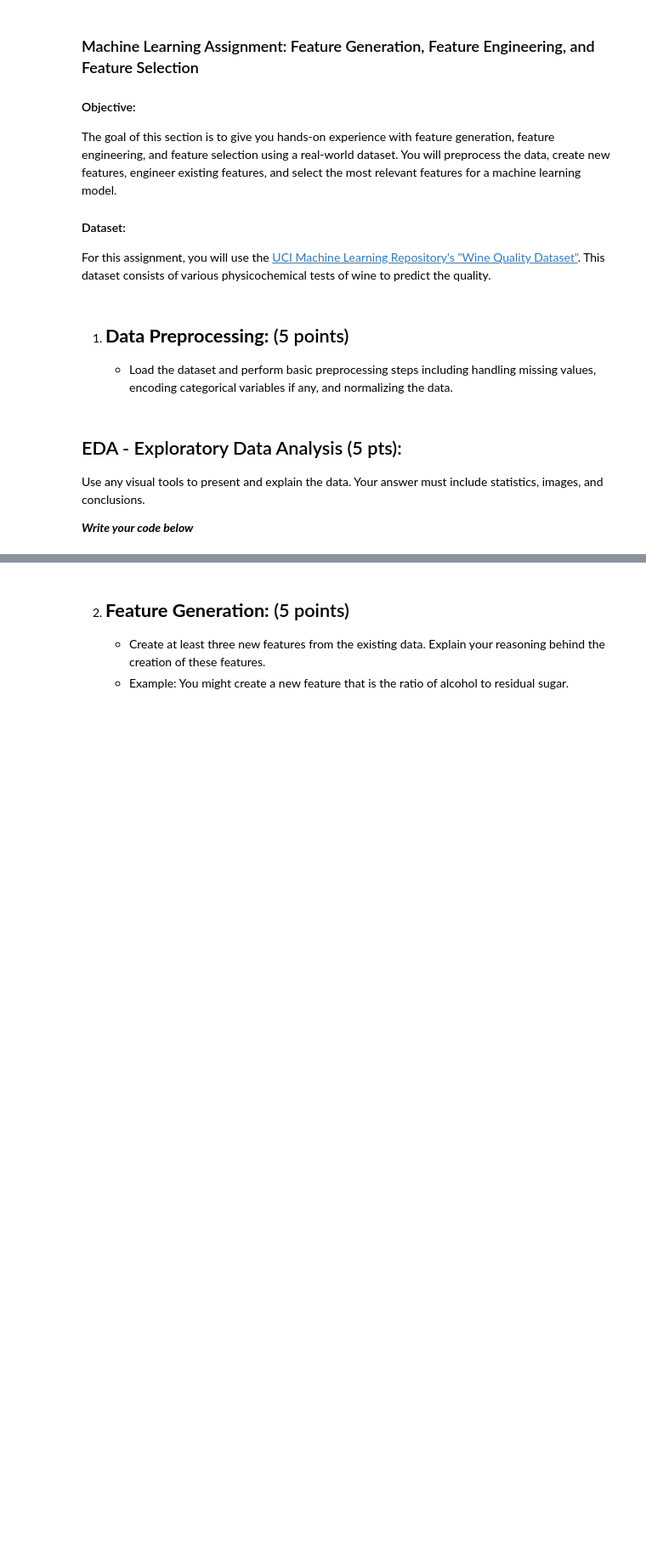
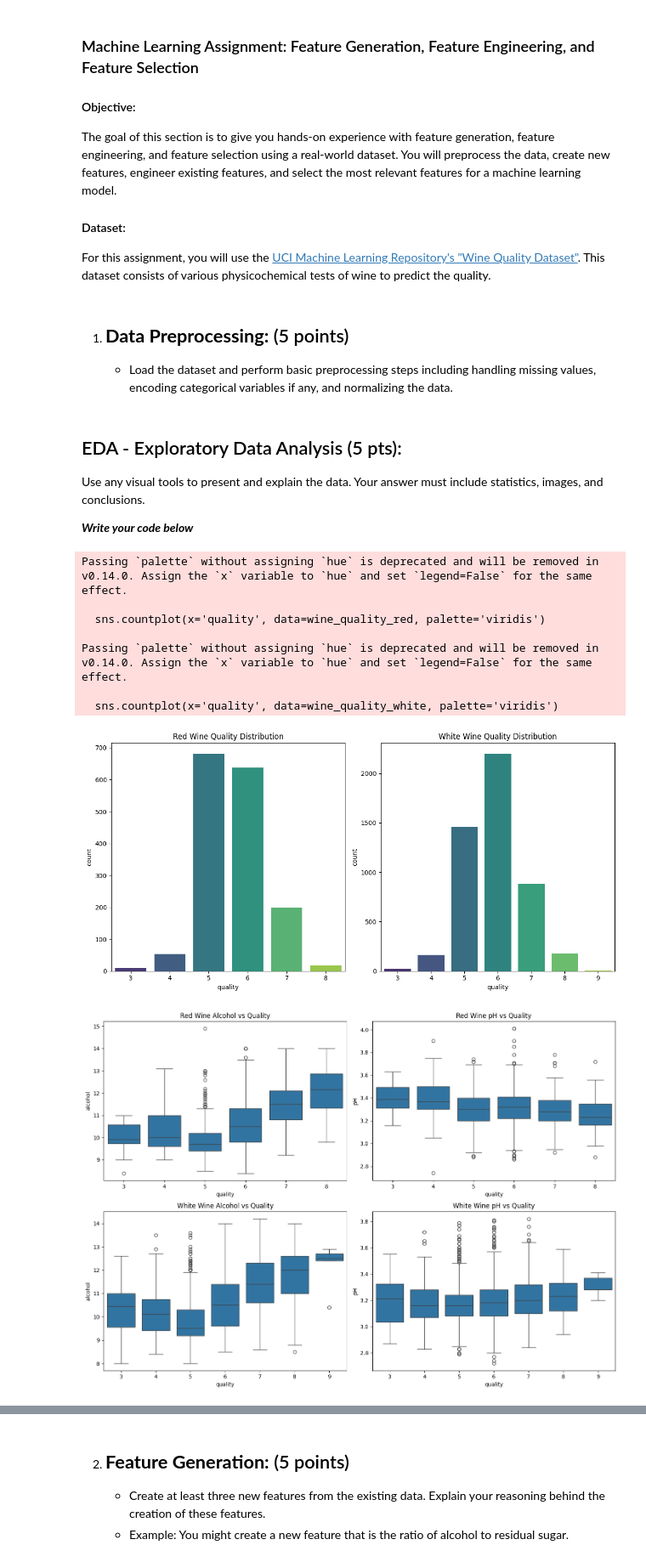
Before and after one commit to fadiz911/MachineLearning, a Jupyter notebook: Ex4 2025 Ensemble.ipynb, the cells around one changed output, grey strips where cells are left out. Shown at 85% size. Cells and saved outputs as stored; diff of their text form; code cells hidden in the pictures; blank space fills up the shorter version.

```diff
--- a/Ex4 2025 Ensemble.ipynb
+++ b/Ex4 2025 Ensemble.ipynb
@@ -340,6 +372,13 @@ For this assignment, you will use the [UCI Machine Learning Repository's "Wine Q
 # %% [markdown]
 1. ## **Data Preprocessing:** (5 points)
    - Load the dataset and perform basic preprocessing steps including handling missing values, encoding categorical variables if any, and normalizing the data.
+# %%
+import pandas as pd
+
+# Load the datasets
+# Load the datasets with the correct delimiter
+wine_quality_red = pd.read_csv("winequality-red.csv", delimiter=";")
+wine_quality_white = pd.read_csv("winequality-white.csv", delimiter=";")
 # %% [markdown]
 ## EDA - Exploratory Data Analysis (5 pts):
 Use any visual tools to present and explain the data. Your answer must include statistics, images, and conclusions.
@@ -351,0 +387,69 @@ Use any visual tools to present and explain the data. Your answer must include s
+# %%
+# Implement here
+import pandas as pd
+import matplotlib.pyplot as plt
+import seaborn as sns
+
+# Descriptive statistics
+red_stats = wine_quality_red.describe()
+white_stats = wine_quality_white.describe()
+
+# Correlation matrix for red and white wine
+red_corr = wine_quality_red.corr()
+white_corr = wine_quality_white.corr()
+
+# Visualize the quality distribution
+plt.figure(figsize=(12, 6))
+plt.subplot(1, 2, 1)
+sns.countplot(x='quality', data=wine_quality_red, palette='viridis')
+plt.title('Red Wine Quality Distribution')
+plt.subplot(1, 2, 2)
+sns.countplot(x='quality', data=wine_quality_white, palette='viridis')
+plt.title('White Wine Quality Distribution')
+plt.tight_layout()
+
+# Boxplots of key attributes for red and white wines
+fig, axes = plt.subplots(2, 2, figsize=(14, 10))
+
+sns.boxplot(x='quality', y='alcohol', data=wine_quality_red, ax=axes[0, 0])
+axes[0, 0].set_title('Red Wine Alcohol vs Quality')
+
+sns.boxplot(x='quality', y='pH', data=wine_quality_red, ax=axes[0, 1])
+axes[0, 1].set_title('Red Wine pH vs Quality')
+
+sns.boxplot(x='quality', y='alcohol', data=wine_quality_white, ax=axes[1, 0])
+axes[1, 0].set_title('White Wine Alcohol vs Quality')
+
+sns.boxplot(x='quality', y='pH', data=wine_quality_white, ax=axes[1, 1])
+axes[1, 1].set_title('White Wine pH vs Quality')
+
+plt.tight_layout()
+
+# Pairplot for the first few columns of red wine
+sns.pairplot(wine_quality_red[['fixed acidity', 'volatile acidity', 'citric acid', 'residual sugar', 'quality']])
+plt.suptitle("Pairplot for Red Wine", y=1.02)
+
+# Display results
+plt.show()
+
+# Output summary statistics and correlations
+print("Red Wine Statistics:")
+print(red_stats)
+
+print("\nWhite Wine Statistics:")
+print(white_stats)
+
+print("\nRed Wine Correlation Matrix:")
+print(red_corr)
+print("\nWhite Wine Correlation Matrix:")
+print(white_corr)
+# %% [output]
+Passing `palette` without assigning `hue` is deprecated and will be removed in v0.14.0. Assign the `x` variable to `hue` and set `legend=False` for the same effect.
+
+  sns.countplot(x='quality', data=wine_quality_red, palette='viridis')
+
+Passing `palette` without assigning `hue` is deprecated and will be removed in v0.14.0. Assign the `x` variable to `hue` and set `legend=False` for the same effect.
+
+  sns.countplot(x='quality', data=wine_quality_white, palette='viridis')
+[figure, added]
+[figure, added]
```
Also changed, not shown: parts of 29 cells of this notebook.
